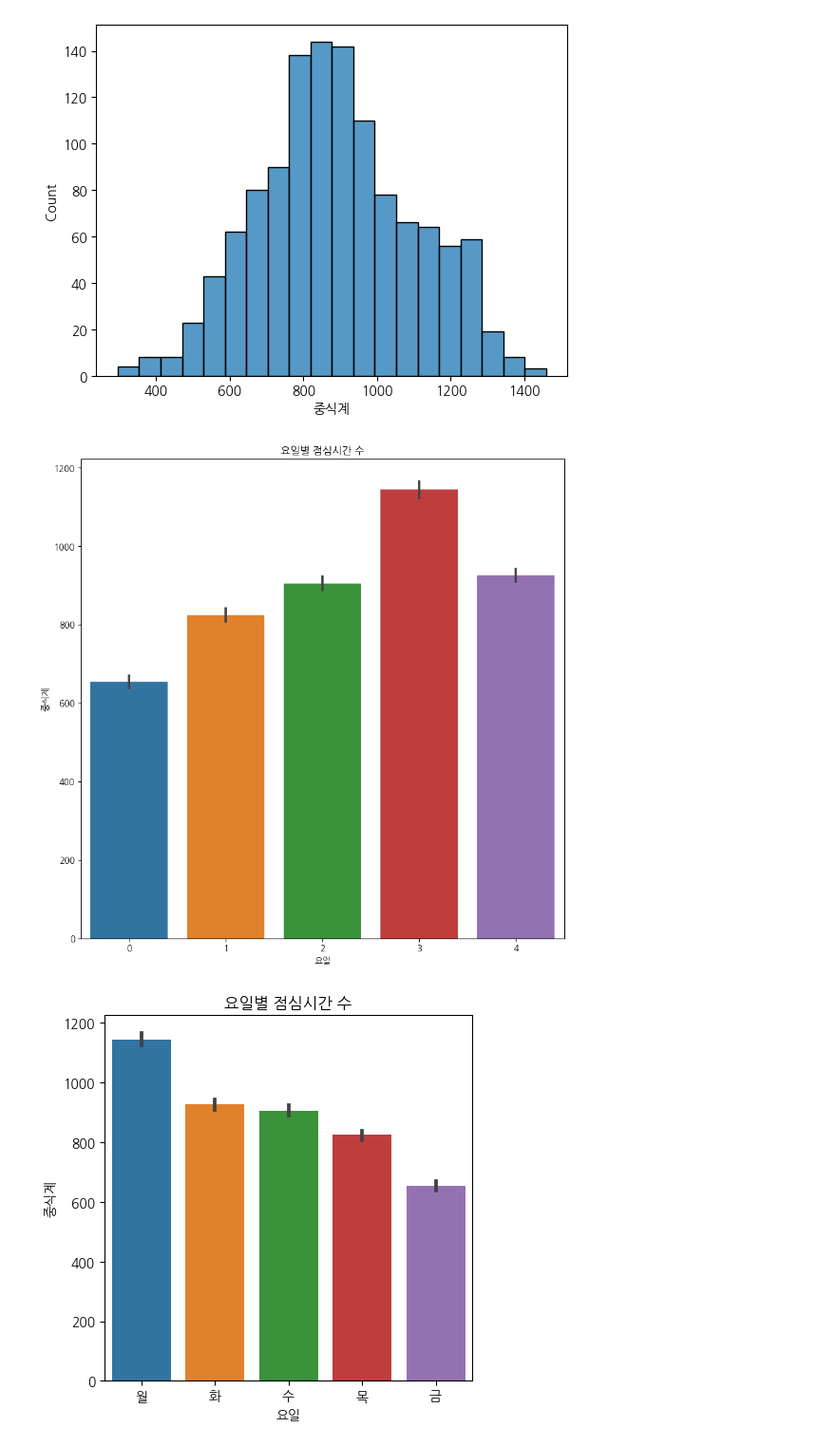
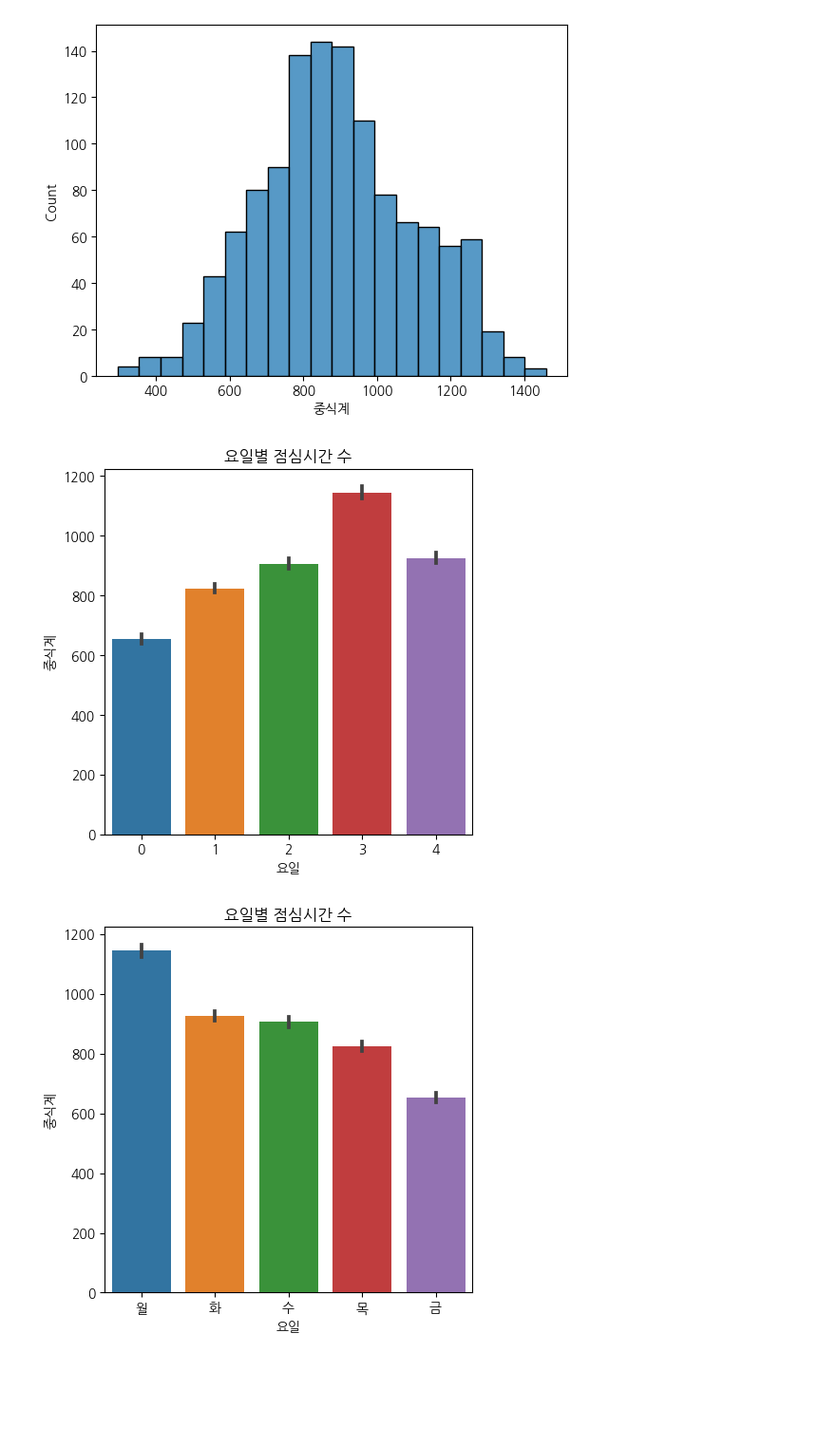
Before and after one commit to koreaTail/aiffel_git, a Jupyter notebook: gunae_kitchen_1_1.ipynb, the cells around one changed output. Shown at 95% size. Saved outputs shown, nothing was run; the diff lists cells and outputs as text; code cells hidden in the pictures; blank space fills up the shorter version.

```diff
--- a/gunae_kitchen_1_1.ipynb
+++ b/gunae_kitchen_1_1.ipynb
@@ -13,6 +13,9 @@ warnings.filterwarnings('ignore')
 
 plt.rcParams['font.family'] = 'NanumGothic' #sns 한글화
 # https://teddylee777.github.io/visualization/matplotlib-%EC%8B%9C%EA%B0%81%ED%99%94-%ED%95%9C%EA%B8%80%ED%8F%B0%ED%8A%B8%EC%A0%81%EC%9A%A9
+
+import matplotlib
+matplotlib.rcParams['axes.unicode_minus'] = False #searbon 마이너스 부호 살리기
 # %%
 df = pd.read_csv('C:/Users/prokj/Documents/GitHub/aiffel/8week/data/train.csv')
 df_test = pd.read_csv('C:/Users/prokj/Documents/GitHub/aiffel/8week/data/test.csv')
@@ -182,16 +279,16 @@ plt.show()
 # %% [output]
 [figure]
 # %%
-plt.figure(figsize=(10,10))
+plt.figure(figsize=(5,5))
 
 
 sns.barplot(x="요일", y="중식계", data=인트만)
 plt.title("요일별 점심시간 수")
 plt.show()
 
 #레이블인코딩이 가나다 순서로 되어서 월화수목금이 01234 가 아니란 것을 깨달음.. ㅋㅋㅋㅋㅋㅋㅋ
 # %% [output]
-[figure, old version]
+[figure, new version]
 # %%
 plt.figure(figsize=(5,5))
 
```
Also changed, not shown: parts of 14 cells of this notebook, 4 other files.
